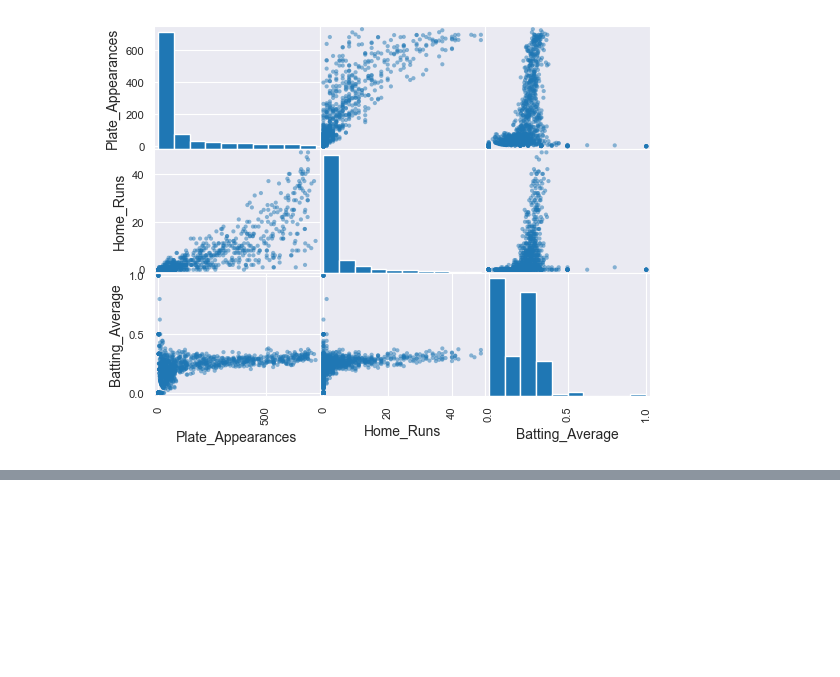
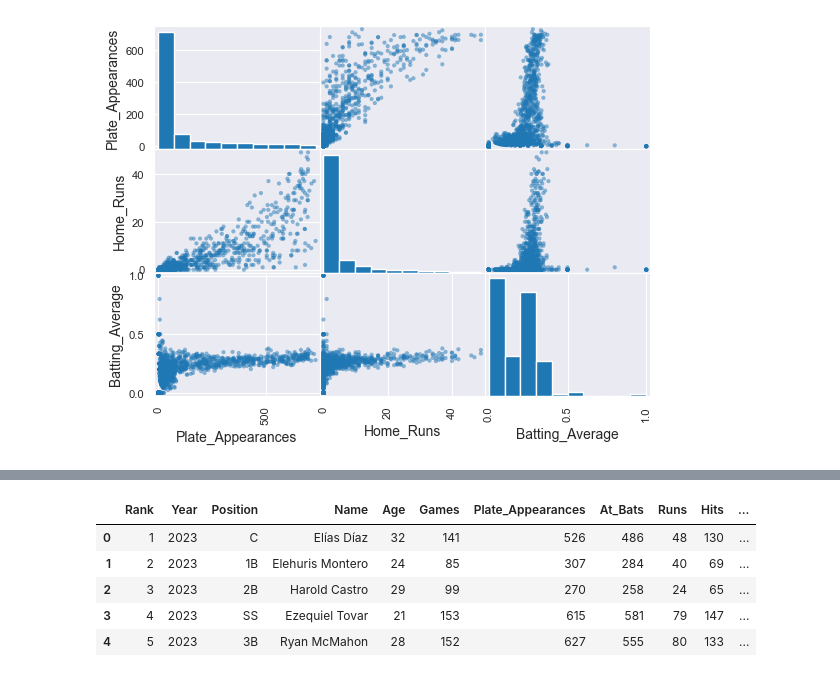
Before and after one commit to CameronOldweiler/DataProjects, a Jupyter notebook: RockiesStats.ipynb, the cells around one changed output, grey strips where cells are left out. Drawn from its saved outputs; the diff is of its cells as text; code cells hidden in the pictures; blank space fills up the shorter version.

```diff
--- a/RockiesStats.ipynb
+++ b/RockiesStats.ipynb
@@ -111,0 +158,15 @@ array([[<Axes: xlabel='Plate_Appearances', ylabel='Plate_Appearances'>,
+# %%
+Rockies_Power = Rockies_Batting[['Rank', 'Year', 'Position', 'Name', 'Age', 'Games',
+                                'Plate_Appearances', 'At_Bats', 'Runs', 'Hits',
+                                'Doubles', 'Triples', 'Home_Runs','Runs_Batted_In',
+                                'Strikeouts', 'Batting_Average', 'Slugging_Percentage',
+                                'On_Base_Plus_Slugging_Percentage_Plus', 'Dominant_Hand',
+                                'Switch_Hitter']]
+Rockies_Power.head()
+# %% [output]
+|  | Rank | Year | Position | Name | Age | Games | Plate_Appearances | At_Bats | Runs | Hits | ... |
+| 0 | 1 | 2023 | C | Elías Díaz | 32 | 141 | 526 | 486 | 48 | 130 | ... |
+| 1 | 2 | 2023 | 1B | Elehuris Montero | 24 | 85 | 307 | 284 | 40 | 69 | ... |
+| 2 | 3 | 2023 | 2B | Harold Castro | 29 | 99 | 270 | 258 | 24 | 65 | ... |
+| 3 | 4 | 2023 | SS | Ezequiel Tovar | 21 | 153 | 615 | 581 | 79 | 147 | ... |
+| 4 | 5 | 2023 | 3B | Ryan McMahon | 28 | 152 | 627 | 555 | 80 | 133 | ... |
```
Also changed, not shown: parts of 14 cells of this notebook.
